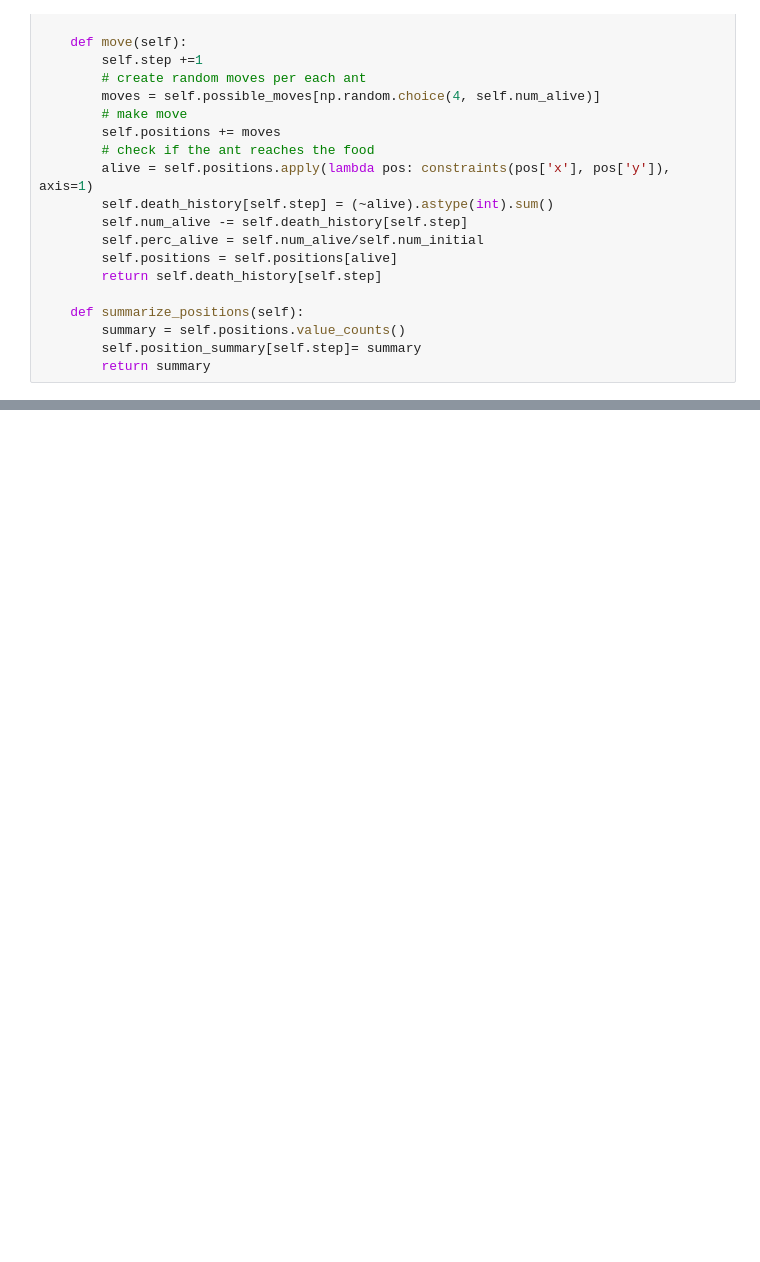
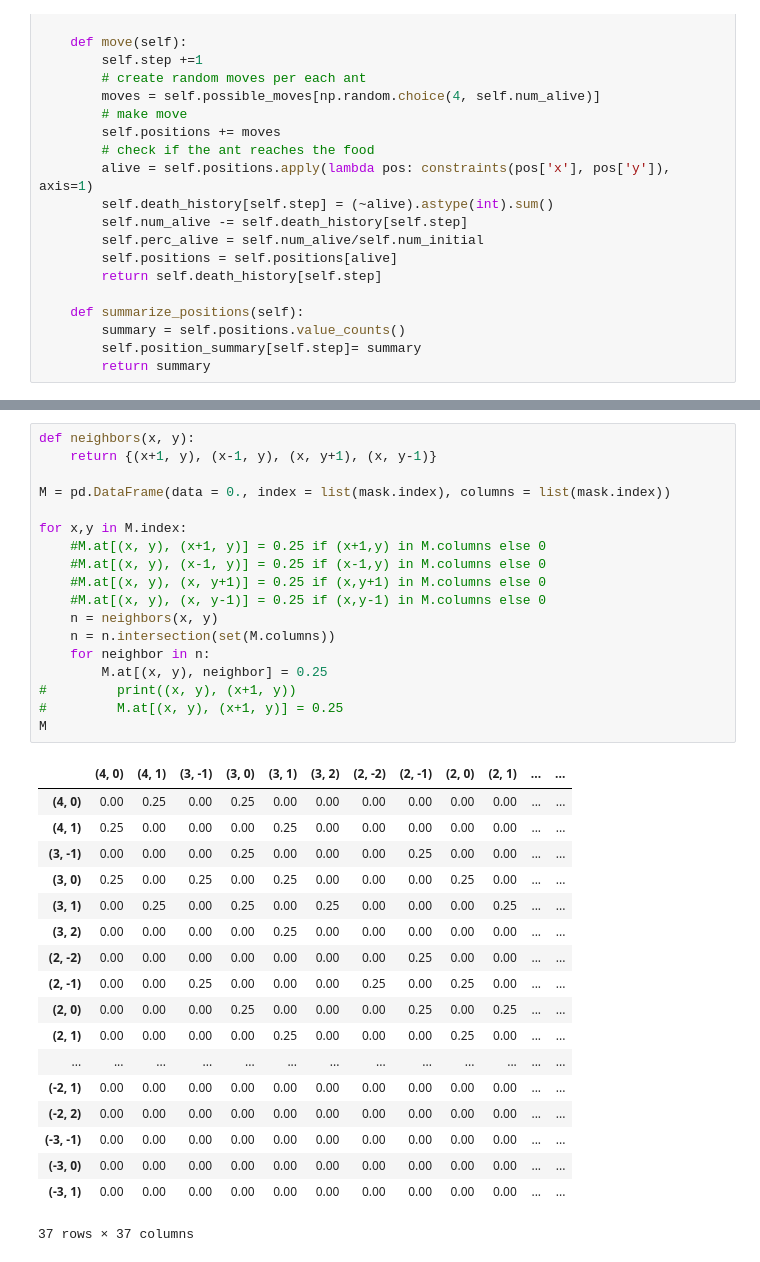
Before and after one commit to prenassipaolo/optiver_puzzle, a Jupyter notebook: base.ipynb, the cells around one changed output, grey strips where cells are left out. Cells and saved outputs as stored; diff of their text form; blank space fills up the shorter version.

```diff
--- a/base.ipynb
+++ b/base.ipynb
@@ -195,0 +278,37 @@ death_history.plot()
+# %%
+def neighbors(x, y):
+    return {(x+1, y), (x-1, y), (x, y+1), (x, y-1)}
+
+M = pd.DataFrame(data = 0., index = list(mask.index), columns = list(mask.index))
+
+for x,y in M.index:
+    #M.at[(x, y), (x+1, y)] = 0.25 if (x+1,y) in M.columns else 0
+    #M.at[(x, y), (x-1, y)] = 0.25 if (x-1,y) in M.columns else 0
+    #M.at[(x, y), (x, y+1)] = 0.25 if (x,y+1) in M.columns else 0
+    #M.at[(x, y), (x, y-1)] = 0.25 if (x,y-1) in M.columns else 0
+    n = neighbors(x, y)
+    n = n.intersection(set(M.columns))
+    for neighbor in n:
+        M.at[(x, y), neighbor] = 0.25
+#         print((x, y), (x+1, y))
+#         M.at[(x, y), (x+1, y)] = 0.25
+M
+# %% [output]
+|  | (4, 0) | (4, 1) | (3, -1) | (3, 0) | (3, 1) | (3, 2) | (2, -2) | (2, -1) | (2, 0) | (2, 1) | ... | ... |
+| (4, 0) | 0.00 | 0.25 | 0.00 | 0.25 | 0.00 | 0.00 | 0.00 | 0.00 | 0.00 | 0.00 | ... | ... |
+| (4, 1) | 0.25 | 0.00 | 0.00 | 0.00 | 0.25 | 0.00 | 0.00 | 0.00 | 0.00 | 0.00 | ... | ... |
+| (3, -1) | 0.00 | 0.00 | 0.00 | 0.25 | 0.00 | 0.00 | 0.00 | 0.25 | 0.00 | 0.00 | ... | ... |
+| (3, 0) | 0.25 | 0.00 | 0.25 | 0.00 | 0.25 | 0.00 | 0.00 | 0.00 | 0.25 | 0.00 | ... | ... |
+| (3, 1) | 0.00 | 0.25 | 0.00 | 0.25 | 0.00 | 0.25 | 0.00 | 0.00 | 0.00 | 0.25 | ... | ... |
+| (3, 2) | 0.00 | 0.00 | 0.00 | 0.00 | 0.25 | 0.00 | 0.00 | 0.00 | 0.00 | 0.00 | ... | ... |
+| (2, -2) | 0.00 | 0.00 | 0.00 | 0.00 | 0.00 | 0.00 | 0.00 | 0.25 | 0.00 | 0.00 | ... | ... |
+| (2, -1) | 0.00 | 0.00 | 0.25 | 0.00 | 0.00 | 0.00 | 0.25 | 0.00 | 0.25 | 0.00 | ... | ... |
+| (2, 0) | 0.00 | 0.00 | 0.00 | 0.25 | 0.00 | 0.00 | 0.00 | 0.25 | 0.00 | 0.25 | ... | ... |
+| (2, 1) | 0.00 | 0.00 | 0.00 | 0.00 | 0.25 | 0.00 | 0.00 | 0.00 | 0.25 | 0.00 | ... | ... |
+| ... | ... | ... | ... | ... | ... | ... | ... | ... | ... | ... | ... | ... |
+| (-2, 1) | 0.00 | 0.00 | 0.00 | 0.00 | 0.00 | 0.00 | 0.00 | 0.00 | 0.00 | 0.00 | ... | ... |
+| (-2, 2) | 0.00 | 0.00 | 0.00 | 0.00 | 0.00 | 0.00 | 0.00 | 0.00 | 0.00 | 0.00 | ... | ... |
+| (-3, -1) | 0.00 | 0.00 | 0.00 | 0.00 | 0.00 | 0.00 | 0.00 | 0.00 | 0.00 | 0.00 | ... | ... |
+| (-3, 0) | 0.00 | 0.00 | 0.00 | 0.00 | 0.00 | 0.00 | 0.00 | 0.00 | 0.00 | 0.00 | ... | ... |
+| (-3, 1) | 0.00 | 0.00 | 0.00 | 0.00 | 0.00 | 0.00 | 0.00 | 0.00 | 0.00 | 0.00 | ... | ... |
+37 rows × 37 columns
```
Also changed, not shown: parts of 15 cells of this notebook.
